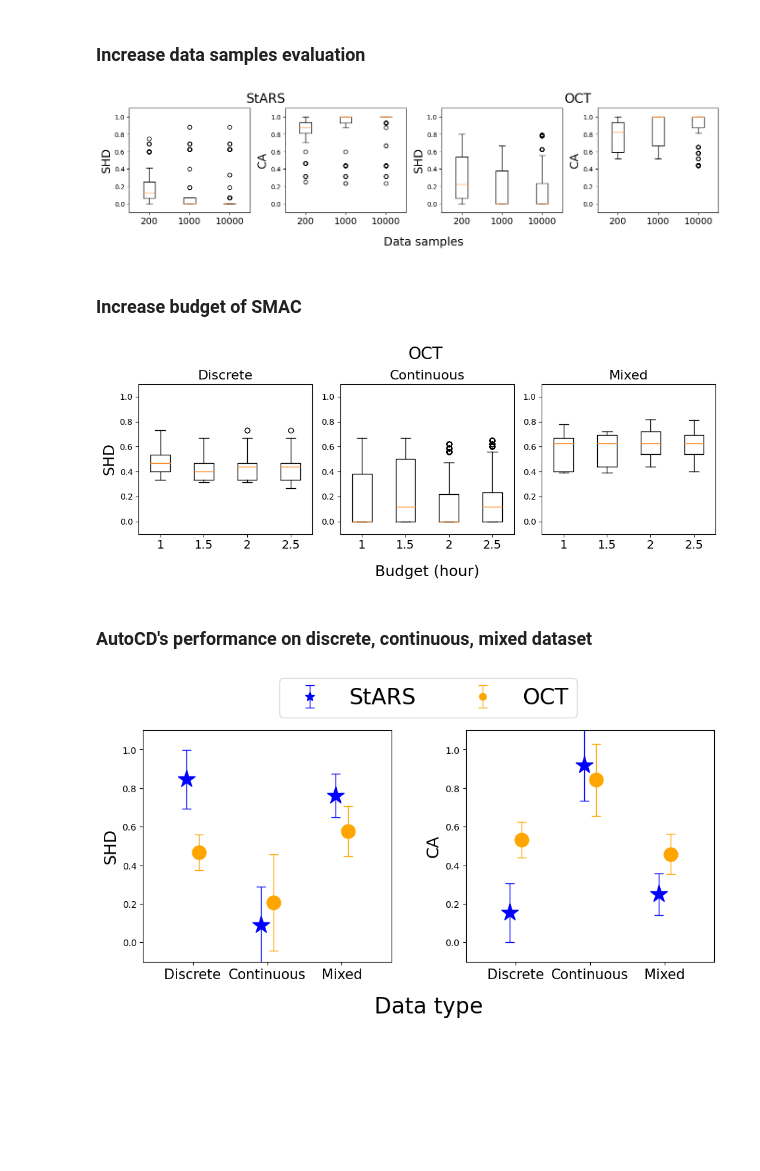
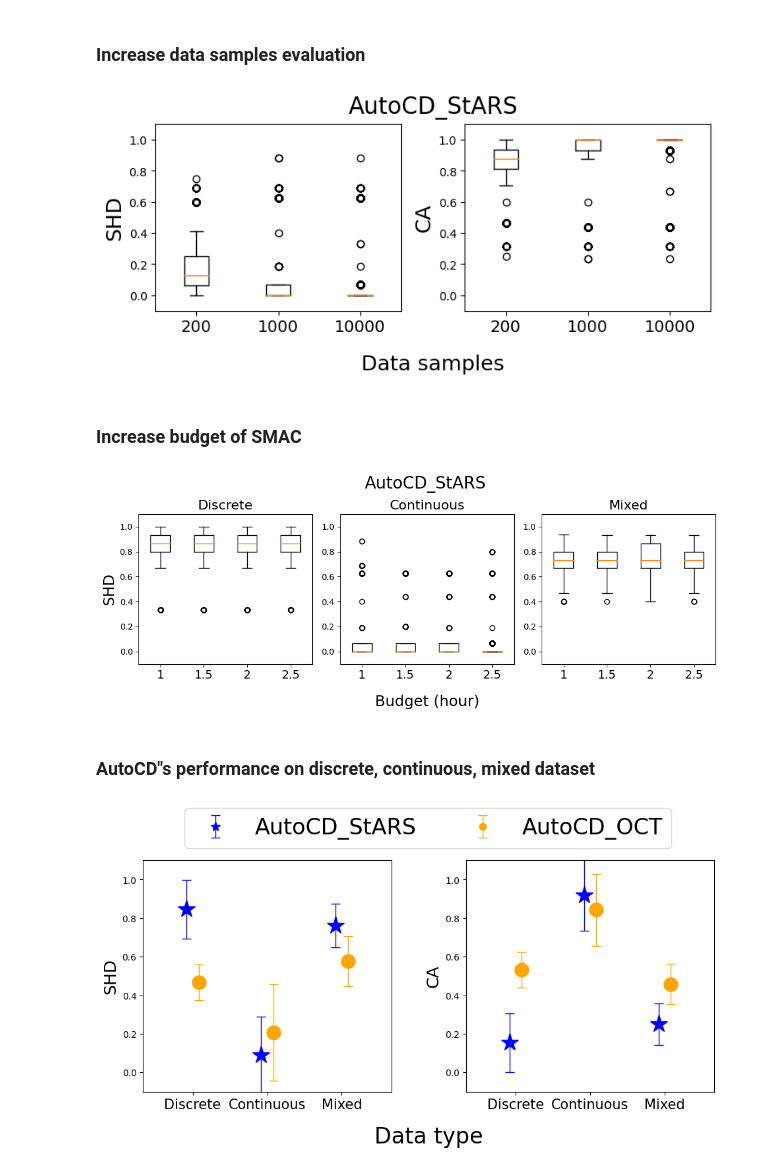
Before and after one commit to ADA-research/AutoCD, a Jupyter notebook: autocd/visualizations/visualization.ipynb, the cells around one changed output. Drawn from its saved outputs; the diff is of its cells as text; code cells hidden in the pictures; blank space fills up the shorter version.

```diff
--- a/autocd/visualizations/visualization.ipynb
+++ b/autocd/visualizations/visualization.ipynb
@@ -150,10 +156,12 @@ Dataset: continuous_30_2
 ### Test significance with Wilcoxon signed rank test
 # %%
 metric = "shd"
-dataset = "continuous_40_3"
+dataset = "mixed_5_3"
 
 if dataset.startswith("continuous"):
     obj = "stars"
+    lingam = pd.read_csv(f"bootstrap/oct/{dataset}/lingam.csv")[metric]
+    golem = pd.read_csv(f"bootstrap/oct/{dataset}/golem.csv")[metric]
 else:
     obj = "oct"
 
@@ -165,10 +173,8 @@ autocd_pc = pd.read_csv(f"bootstrap/{obj}/{dataset}/autocd_pc.csv")[metric]
 autocd_pc_plus = pd.read_csv(f"bootstrap/{obj}/{dataset}/autocd_pc+.csv")[metric]
 pc = pd.read_csv(f"bootstrap/oct/{dataset}/pc.csv")[metric]
 fges = pd.read_csv(f"bootstrap/oct/{dataset}/fges.csv")[metric]
-lingam = pd.read_csv(f"bootstrap/oct/{dataset}/lingam.csv")[metric]
-golem = pd.read_csv(f"bootstrap/oct/{dataset}/golem.csv")[metric]
 
-statistic, pvalue = wilcoxon(autocd_plus, autocd, zero_method="pratt")
+statistic, pvalue = wilcoxon(autocd_pc, fges, zero_method="pratt")
 print(f"Significant difference: {pvalue < 0.05}")
 # %% [output]
 Significant difference: True
@@ -237,14 +243,15 @@ for metric in metrics:
     pc = []
     fges = []
     for dataset in os.listdir("bootstrap/stars"):
-        if dataset == "mixed_9_adni":
+        if dataset == "mixed_9_adni" or dataset == ".DS_Store":
             continue
         stars.extend(pd.read_csv(f"bootstrap/stars/{dataset}/baseline.csv")[metric])
 
     for dataset in os.listdir("bootstrap/oct"):
-        if dataset == "mixed_9_adni":
+        if dataset == "mixed_9_adni" or dataset == ".DS_Store":
             continue
         oct.extend(pd.read_csv(f"bootstrap/oct/{dataset}/baseline.csv")[metric])
+
         if dataset.startswith("continuous"):
             autocd.extend(pd.read_csv(f"bootstrap/stars/{dataset}/autocd.csv")[metric])
             autocd_plus.extend(pd.read_csv(f"bootstrap/stars/{dataset}/autocd+.csv")[metric])
@@ -264,7 +271,7 @@ for metric in metrics:
     data = {"StARS": stars, "OCT": oct, "AutoCD": autocd, "AutoCD+": autocd_plus,
             "AutoCD_PC": autocd_pc, "AutoCD_PC+": autocd_pc_plus, "PC": pc, "FGES": fges}
     df_rank = pd.DataFrame(data)
-    ranks = df_rank.rank(axis=1, na_option='bottom', ascending=((metric != 'accuracy')))
+    ranks = df_rank.rank(axis=1, na_option="bottom", ascending=((metric != "accuracy")))
     print(ranks.mean())
 # %% [output]
 shd
@@ -292,49 +299,38 @@ dtype: float64
 # %%
 def load_data(metric, data_path):
     df_200 = pd.read_csv(f"{data_path}/autocd_200_samples.csv")[metric]
     df_1000 = pd.read_csv(f"{data_path}/autocd.csv")[metric]
     df_10_000 = pd.read_csv(f"{data_path}/autocd_10000_samples.csv")[metric]
     df = pd.concat([df_200, df_1000, df_10_000], axis=1)
     df.columns = ["200", "1000", "10000"]
     return df
 
 stars_path = "bootstrap/stars/continuous_10_3"
 oct_path = "bootstrap/oct/continuous_10_3"
 
-fig, axs = plt.subplots(1, 4, figsize=(14, 4), sharey=False)
+fig, axs = plt.subplots(1, 2, figsize=(8, 4), sharey=False)
 axs = axs.flatten()
 
 axs[0].boxplot(load_data("shd", stars_path))
-axs[0].set_xticklabels(labels=['200', '1000', '10000'], fontsize=14)
+axs[0].set_xticklabels(labels=["200", "1000", "10000"], fontsize=14)
 axs[0].set_ylabel("SHD", fontsize=18)
 axs[0].set_ylim(-0.1, 1.1)
 
 axs[1].boxplot(load_data("accuracy", stars_path))
-axs[1].set_xticklabels(labels=['200', '1000', '10000'], fontsize=14)
+axs[1].set_xticklabels(labels=["200", "1000", "10000"], fontsize=14)
 axs[1].set_ylabel("CA", fontsize=18)
 axs[1].set_ylim(-0.1, 1.1)
 
-axs[2].boxplot(load_data("shd", oct_path))
-axs[2].set_xticklabels(labels=['200', '1000', '10000'], fontsize=14)
-axs[2].set_ylabel("SHD", fontsize=18)
-axs[2].set_ylim(-0.1, 1.1)
-
-axs[3].boxplot(load_data("accuracy", oct_path))
-axs[3].set_xticklabels(labels=['200', '1000', '10000'], fontsize=14)
-axs[3].set_ylabel("CA", fontsize=18)
-axs[3].set_ylim(-0.1, 1.1)
-
 fig.add_subplot(111, frame_on=False)
 plt.tick_params(labelcolor="none", bottom=False, left=False)
-plt.text(1.13, 1.09, 'StARS', ha='center', va='center', transform=axs[0].transAxes, fontsize=20)
-plt.text(1.13, 1.09, 'OCT', ha='center', va='center', transform=axs[2].transAxes, fontsize=20)
+plt.text(1.13, 1.09, "AutoCD_StARS", ha="center", va='center', transform=axs[0].transAxes, fontsize=20)
 plt.xlabel("Data samples", labelpad=20, fontsize=18)
 
 plt.tight_layout()
-plt.savefig('data_sample.pdf')
+plt.savefig("visualizations/data_sample_stars.pdf")
 plt.show()
 # %% [output]
-[figure, old version]
+[figure, new version]
 # %% [markdown]
 ### Increase budget of SMAC
 # %%
@@ -357,34 +353,33 @@ def plot_types(ax, metric, datapath, data_type):
 
 
 metric = "shd"
-obj = "oct"
-fig, axs = plt.subplots(1, 3, figsize=(11, 5), sharey='col')
+obj = "stars"
+fig, axs = plt.subplots(1, 3, figsize=(11, 5), sharey="col")
 
 plot_types(axs[0], metric, f"bootstrap/{obj}/discrete_10_3", "discrete")
 plot_types(axs[1], metric, f"bootstrap/{obj}/continuous_10_3", "continuous")
 plot_types(axs[2], metric, f"bootstrap/{obj}/mixed_10_3", "mixed")
 
-if obj == "oct":
+if obj == "stars":
+    name = "StARS"
+else:
     name = "OCT"
-else:
-    name = "StARS"
-
 if metric == "accuracy":
     metric = "ca"
 
 fig.add_subplot(111, frame_on=False)
 plt.tick_params(labelcolor="none", bottom=False, left=False)
-plt.text(0.49, 1.2, f"{name}", ha="center", va="center", transform=axs[1].transAxes, fontsize=20)
+plt.text(0.49, 1.2, f"AutoCD_{name}", ha="center", va="center", transform=axs[1].transAxes, fontsize=20)
 plt.xlabel("Budget (hour)", labelpad=20, fontsize=18)
 plt.ylabel(f"{metric.upper()}", fontsize=18)
 
 plt.tight_layout()
-plt.savefig(f"budget_{metric}_{obj}.pdf")
+plt.savefig(f"visualizations/budget_{metric}_{obj}.pdf")
 plt.show()
 # %% [output]
-[figure, old version]
+[figure, new version]
 # %% [markdown]
-### AutoCD's performance on discrete, continuous, mixed dataset
+### AutoCD"s performance on discrete, continuous, mixed dataset
 # %%
 def load_data(metric, dataset):
     df_stars = pd.read_csv(f"bootstrap/stars/{dataset}/autocd.csv")[metric]
@@ -430,7 +425,7 @@ plt.subplots_adjust(wspace=0.3, left=0.1, right=0.9, bottom=0.1, top=0.9)
 
 
 # Legend
-legend_labels = ["StARS", "OCT"]
+legend_labels = ["AutoCD_StARS", "AutoCD_OCT"]
 handles, labels = axs[0].get_legend_handles_labels()
 fig.legend(handles, legend_labels, markerscale=0.5, fontsize=24, loc='upper center', ncol=2, bbox_to_anchor=(0.54, 1.15))
 
@@ -443,4 +438,4 @@ plt.subplots_adjust(wspace=0.3)
 plt.savefig(f"StARS_vs_OCT.pdf", bbox_inches='tight')
 plt.show()
 # %% [output]
-[figure, old version]
+[figure, new version]
```
Also changed, not shown: parts of 3 cells of this notebook, 6 other files.
